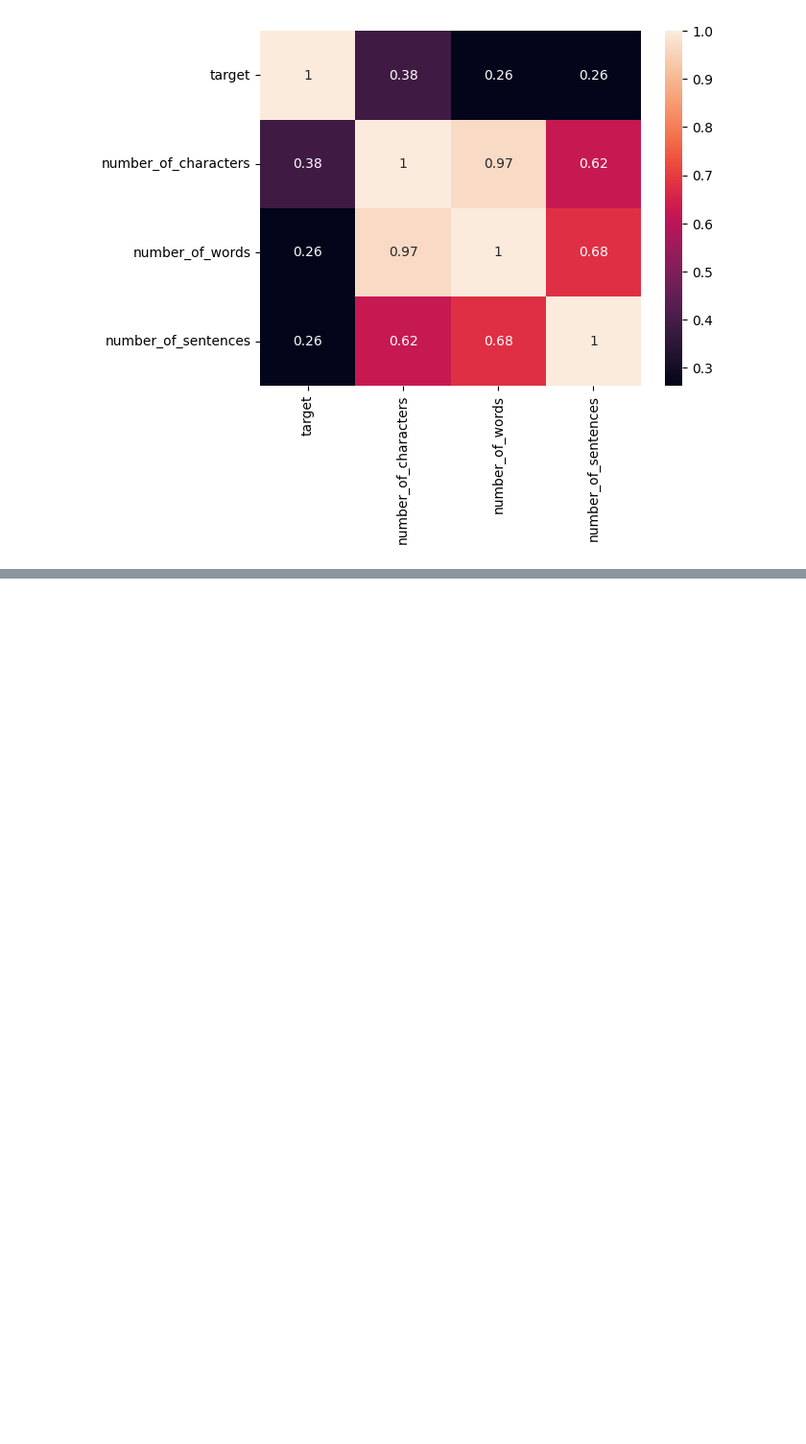
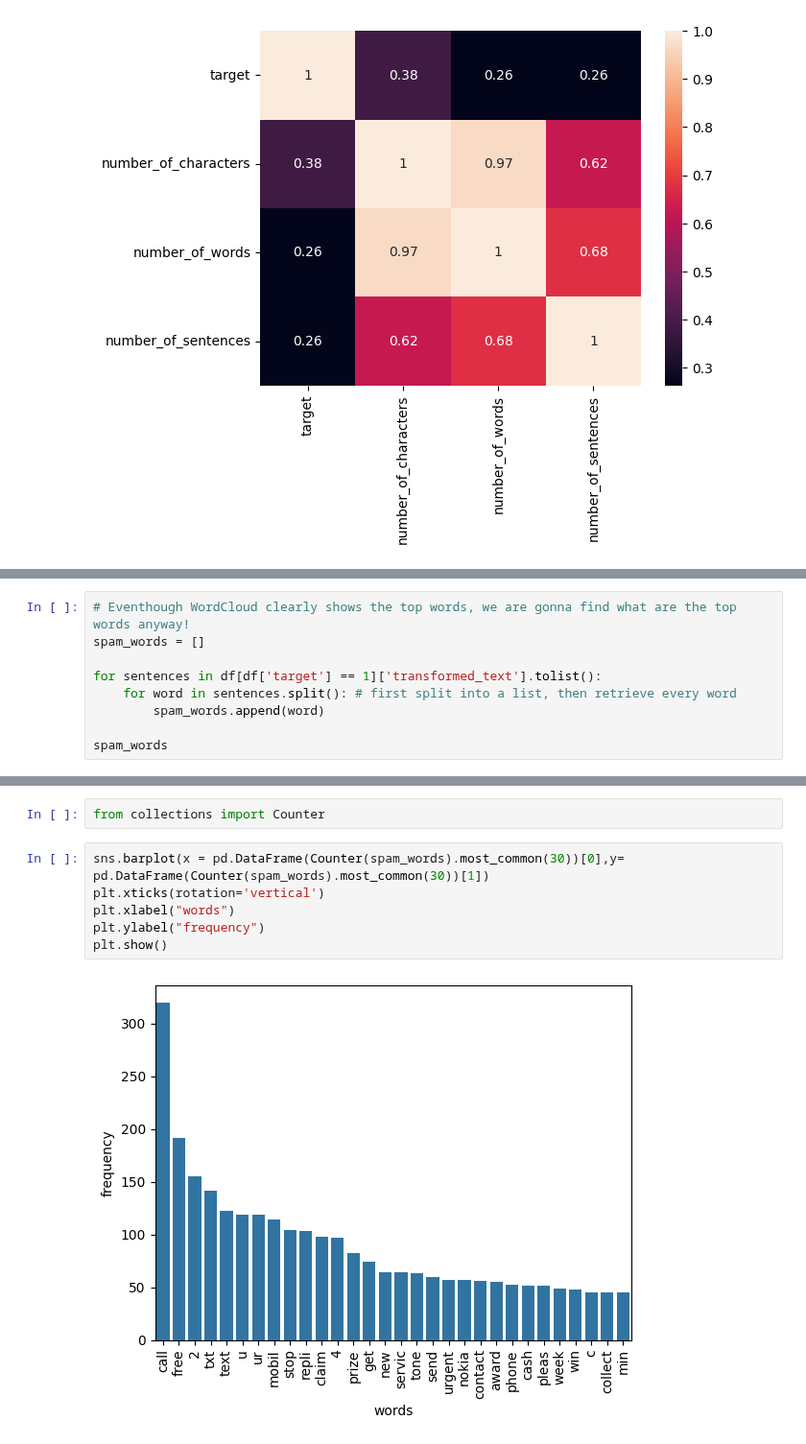
Before and after one commit to SakshiKhatiwada/Python, a Jupyter notebook: Spam-Filter/main.ipynb, the cells around one changed output, grey strips where cells are left out. Shown at 96% size. Drawn from its saved outputs; the diff is of its cells as text; blank space fills up the shorter version.

```diff
--- a/Spam-Filter/main.ipynb
+++ b/Spam-Filter/main.ipynb
@@ -234,0 +340,9 @@ sns.heatmap(df.select_dtypes(include='number').corr(), annot=True)
+# %%
+# Eventhough WordCloud clearly shows the top words, we are gonna find what are the top words anyway!
+spam_words = []
+
+for sentences in df[df['target'] == 1]['transformed_text'].tolist():
+    for word in sentences.split(): # first split into a list, then retrieve every word
+        spam_words.append(word)
+
+spam_words
@@ -234,0 +367,10 @@ sns.heatmap(df.select_dtypes(include='number').corr(), annot=True)
+# %%
+from collections import Counter
+# %%
+sns.barplot(x = pd.DataFrame(Counter(spam_words).most_common(30))[0],y= pd.DataFrame(Counter(spam_words).most_common(30))[1])
+plt.xticks(rotation='vertical')
+plt.xlabel("words")
+plt.ylabel("frequency")
+plt.show()
+# %% [output]
+[figure, added]
```
Also changed, not shown: parts of 23 cells of this notebook.
